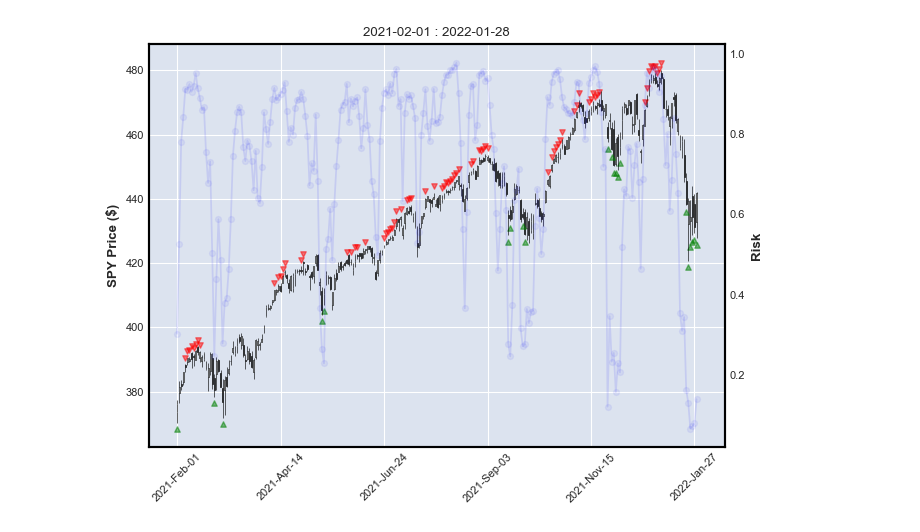
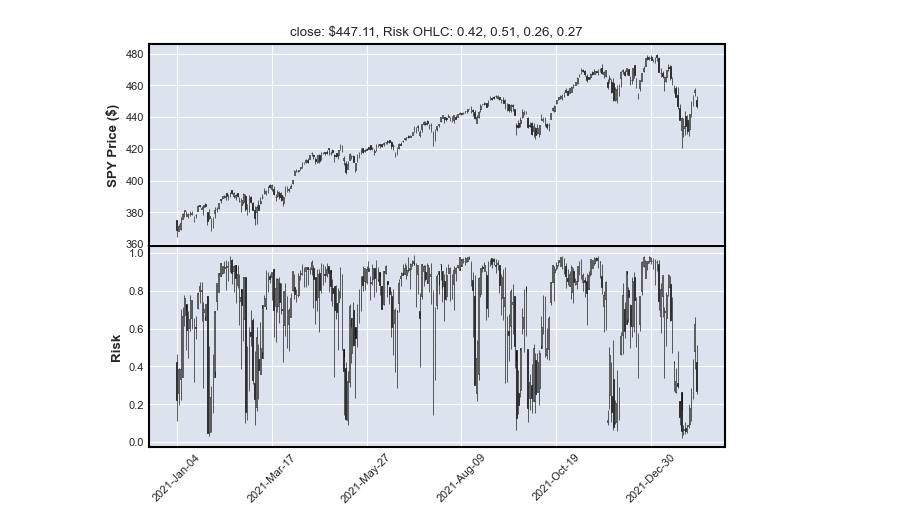
Before and after one commit to Mohammad-Rahmati/QRM_barometer, a Jupyter notebook: Main.ipynb, the cells around one changed output. Saved outputs shown, nothing was run; the diff lists cells and outputs as text; code cells hidden in the pictures.

```diff
--- a/Main.ipynb
+++ b/Main.ipynb
@@ -16,63 +23,64 @@ data.tail(5)
 # %%
 df = data.iloc[-252:].copy()
 
-signal = df.barometer.map(lambda x: x < 0.3)
-indx_list = signal[signal == True].index
-df_signal_up = pd.DataFrame()
-df_signal_up.index = signal.index
-df_signal_up['value'] = np.NaN
-for indx in indx_list:
-    df_signal_up.loc[indx] = df.loc[indx]['spy_l'] * 0.995
+# signal = df.barometer.map(lambda x: x < 0.3)
+# indx_list = signal[signal == True].index
+# df_signal_up = pd.DataFrame()
+# df_signal_up.index = signal.index
+# df_signal_up['value'] = np.NaN
+# for indx in indx_list:
+#     df_signal_up.loc[indx] = df.loc[indx]['spy_l'] * 0.995
 
-signal = df.barometer.map(lambda x: x > 0.87)
-indx_list = signal[signal == True].index
-df_signal_down = pd.DataFrame()
-df_signal_down.index = signal.index
-df_signal_down['value'] = np.NaN
-for indx in indx_list:
-    df_signal_down.loc[indx] = df.loc[indx]['spy_h'] * 1.005
+# signal = df.barometer.map(lambda x: x > 0.87)
+# indx_list = signal[signal == True].index
+# df_signal_down = pd.DataFrame()
+# df_signal_down.index = signal.index
+# df_signal_down['value'] = np.NaN
+# for indx in indx_list:
+#     df_signal_down.loc[indx] = df.loc[indx]['spy_h'] * 1.005
 
+# apds = [
+#     mpf.make_addplot(df_signal_up,type='scatter',markersize=15,color = 'green',alpha = 0.0, marker='^'),
+#     mpf.make_addplot(df_signal_down,type='scatter',markersize=15,color = 'red',alpha = 0.0, marker='v'),
+#     mpf.make_addplot(df.barometer_no_leakage, type='line', alpha = 0.5, color = 'grey', ylabel = 'Risk'),
+#     mpf.make_addplot(df.barometer_no_leakage, type='scatter', alpha = 0.01, color = 'grey', ylabel = 'Risk'),
+
+#     ]
+
+# mpf.plot(
+#             df.rename(columns={"spy_o": "Open", "spy_h": "High",
+#                                        "spy_l": "Low", "spy_c": "Close"}),
+#             type='candle',
+#             ylabel='SPY Price ($)',
+#             addplot=apds,
+#             figscale=1,
+#             style = mpf.make_mpf_style(base_mpf_style='default', rc={'font.size':8}),
+#             axtitle='{} : {}'.format(str(df.index[0])[:10], str(df.index[-1])[:10]),
+#          )
+
+df = data.copy()
+
+i = '2021-01-01'
+j = '2022-03-01'
+df = data.loc[i:j].copy()
 apds = [
-    mpf.make_addplot(df_signal_up,type='scatter',markersize=15,color = 'green',alpha = 0.5, marker='^'),
-    mpf.make_addplot(df_signal_down,type='scatter',markersize=15,color = 'red',alpha = 0.5, marker='v'),
-    mpf.make_addplot(df.barometer_no_leakage, type='line', alpha = 0.1, color = 'blue', ylabel = 'Risk'),
-    mpf.make_addplot(df.barometer_no_leakage, type='scatter', alpha = 0.05, color = 'blue', ylabel = 'Risk'),
-
-    ]
-
-mpf.plot(
-            df.rename(columns={"spy_o": "Open", "spy_h": "High",
-                                       "spy_l": "Low", "spy_c": "Close"}),
-            type='candle',
-            ylabel='SPY Price ($)',
-            addplot=apds,
-            figscale=1,
-            style = mpf.make_mpf_style(base_mpf_style='default', rc={'font.size':8}),
-            axtitle='{} : {}'.format(str(df.index[0])[:10], str(df.index[-1])[:10]),
-         )
-
-
-days = 90
-apds = [
-    mpf.make_addplot(df.iloc[-days:].rename(columns={"barometer_no_leakage_o": "Open", "barometer_no_leakage_l": "High",
+    mpf.make_addplot(df.rename(columns={"barometer_no_leakage_o": "Open", "barometer_no_leakage_l": "High",
                                                         "barometer_no_leakage_h": "Low", "barometer_no_leakage_c": "Close"}),
                                                         type='candle', color = 'red', alpha = 0.3, width = 1.0, panel = 1, ylabel = 'Risk'),
-    mpf.make_addplot(df_signal_up.iloc[-days:],type='scatter',markersize=15,color = 'green',alpha = 0.5, marker='^'),
-    mpf.make_addplot(df_signal_down.iloc[-days:],type='scatter',markersize=15,color = 'red',alpha = 0.5, marker='v'),
 ]
 
 
 
 mpf.plot(
-            df.iloc[-days:].rename(columns={"spy_o": "Open", "spy_h": "High",
+            df.rename(columns={"spy_o": "Open", "spy_h": "High",
                                 "spy_l": "Low", "spy_c": "Close"}),
             type='candle',
             ylabel='SPY Price ($)',
             addplot=apds,
             panel_ratios=(1,1),
             figscale=1,
             style = mpf.make_mpf_style(base_mpf_style='default', rc={'font.size':8}),
             axtitle='close: ${:.02f}, Risk OHLC: {:.02f}, {:.02f}, {:.02f}, {:.02f}'.format( df.iloc[-1].spy_c, df.barometer_o.iloc[-1], df.barometer_l.iloc[-1], df.barometer_h.iloc[-1], df.barometer_c.iloc[-1]),
         )
 # %% [output]
-[figure, old version]
+[figure, new version]
```
Also changed, not shown: parts of 2 cells of this notebook, 1 other file.
